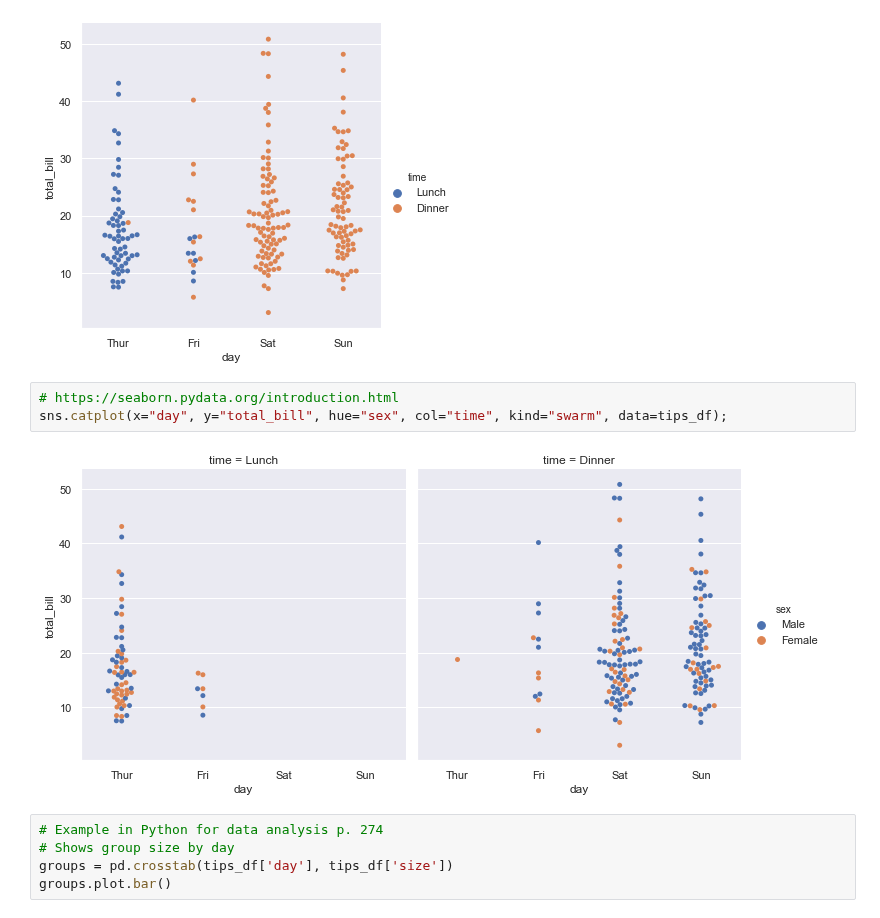
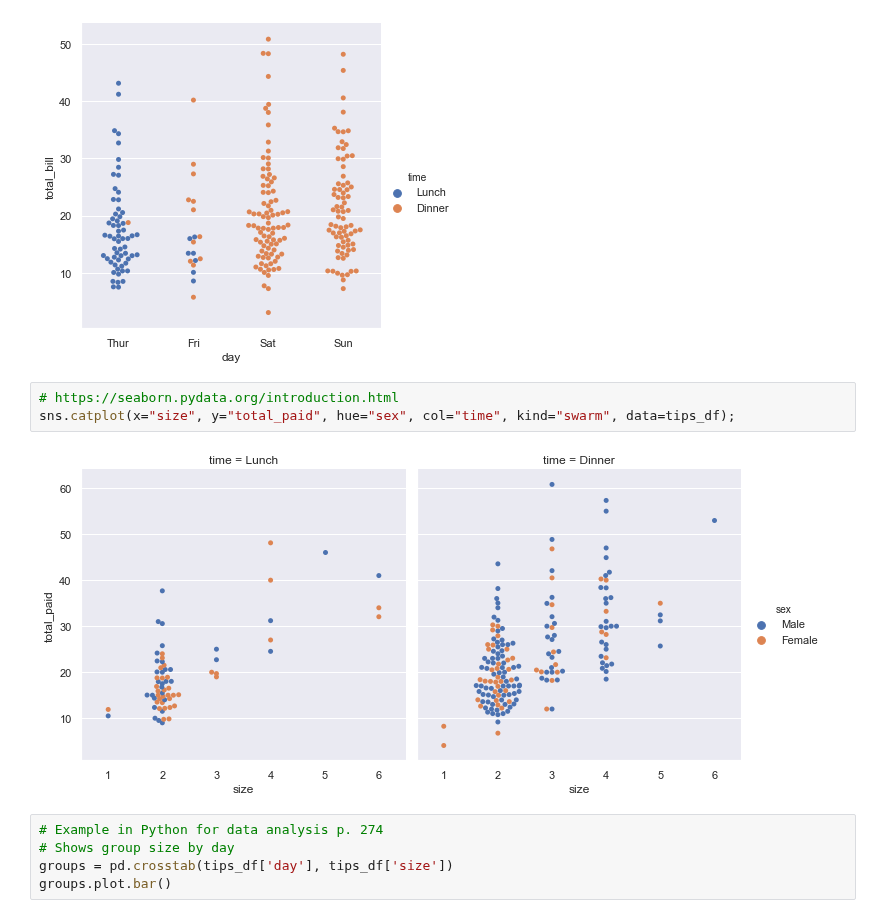
Before and after one commit to jennifer-ryan/fundamentals-project, a Jupyter notebook: tips_database_analysis.ipynb, the cells around one changed output. Cells and saved outputs as stored; diff of their text form.

Commit message:
Working on desription of bill v tip. Figuring out other comparisons

```diff
--- a/tips_database_analysis.ipynb
+++ b/tips_database_analysis.ipynb
@@ -645,9 +653,9 @@ sns.catplot(x="day", y="total_bill", hue="time", kind="swarm", data=tips_df);
 [figure]
 # %%
 # https://seaborn.pydata.org/introduction.html
-sns.catplot(x="day", y="total_bill", hue="sex", col="time", kind="swarm", data=tips_df);
+sns.catplot(x="size", y="total_paid", hue="sex", col="time", kind="swarm", data=tips_df);
 # %% [output]
-[figure, old version]
+[figure, new version]
 # %%
 # Example in Python for data analysis p. 274
 # Shows group size by day
```
Also changed, not shown: parts of 16 cells of this notebook.
